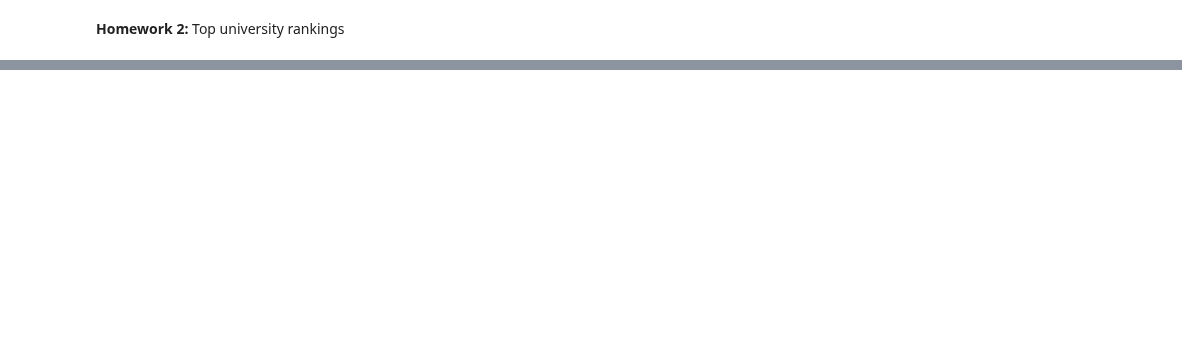
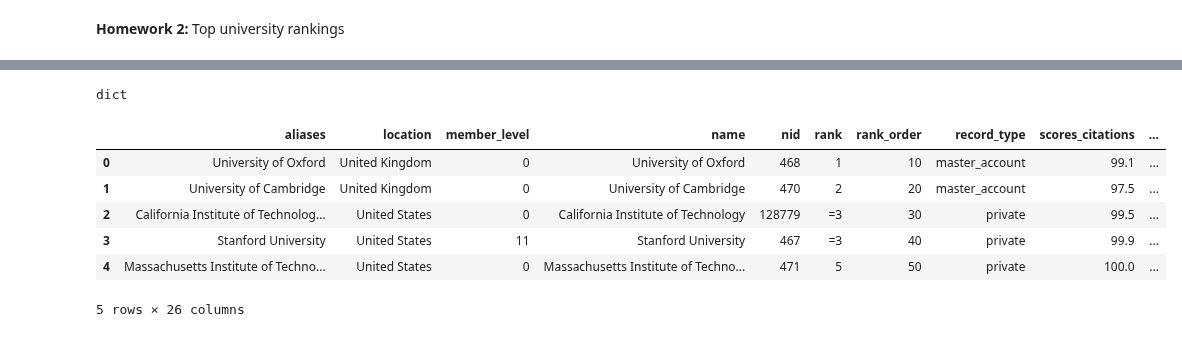
Before and after one commit to adamkozak/ADA2017-project, a Jupyter notebook: Homework/02 - Data from the Web/Homework 2.ipynb, the cells around one changed output, grey strips where cells are left out. Cells and saved outputs as stored; diff of their text form; code cells hidden in the pictures; blank space fills up the shorter version.

```diff
--- a/Homework/02 - Data from the Web/Homework 2.ipynb
+++ b/Homework/02 - Data from the Web/Homework 2.ipynb
@@ -152,0 +79,17 @@ Total.head()
+# %%
+times_rank = 'https://www.timeshighereducation.com/sites/default/files/the_data_rankings/world_university_rankings_2018_limit0_369a9045a203e176392b9fb8f8c1cb2a.json'
+r = requests.get(times_rank).json()
+type(r)
+# %% [output]
+dict
+# %%
+top_unis_times = pd.DataFrame.from_dict(r['data'][:200])
+top_unis_times.head()
+# %% [output]
+|  | aliases | location | member_level | name | nid | rank | rank_order | record_type | scores_citations | ... |
+| 0 | University of Oxford | United Kingdom | 0 | University of Oxford | 468 | 1 | 10 | master_account | 99.1 | ... |
+| 1 | University of Cambridge | United Kingdom | 0 | University of Cambridge | 470 | 2 | 20 | master_account | 97.5 | ... |
+| 2 | California Institute of Technolog... | United States | 0 | California Institute of Technology | 128779 | =3 | 30 | private | 99.5 | ... |
+| 3 | Stanford University | United States | 11 | Stanford University | 467 | =3 | 40 | private | 99.9 | ... |
+| 4 | Massachusetts Institute of Techno... | United States | 0 | Massachusetts Institute of Techno... | 471 | 5 | 50 | private | 100.0 | ... |
+5 rows × 26 columns
```
Also changed, not shown: parts of 45 cells of this notebook.
